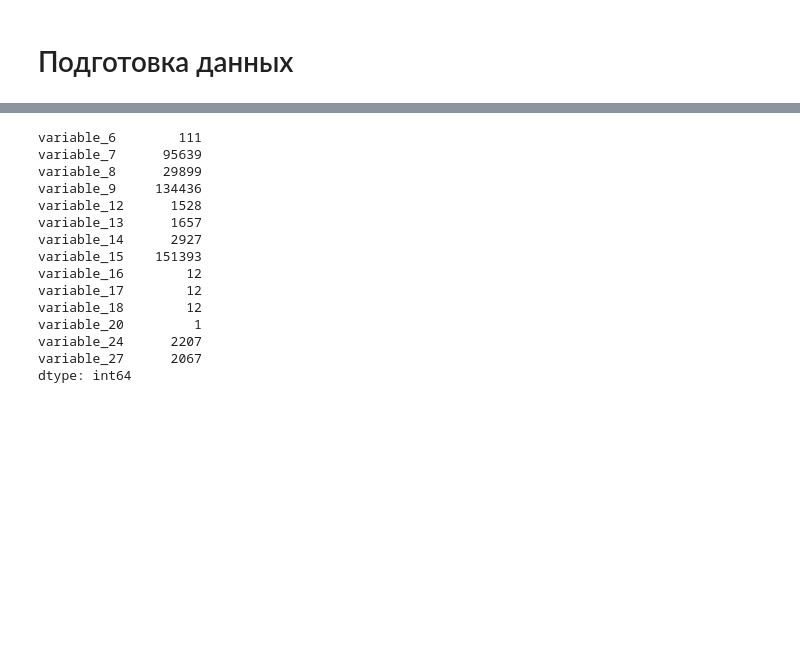
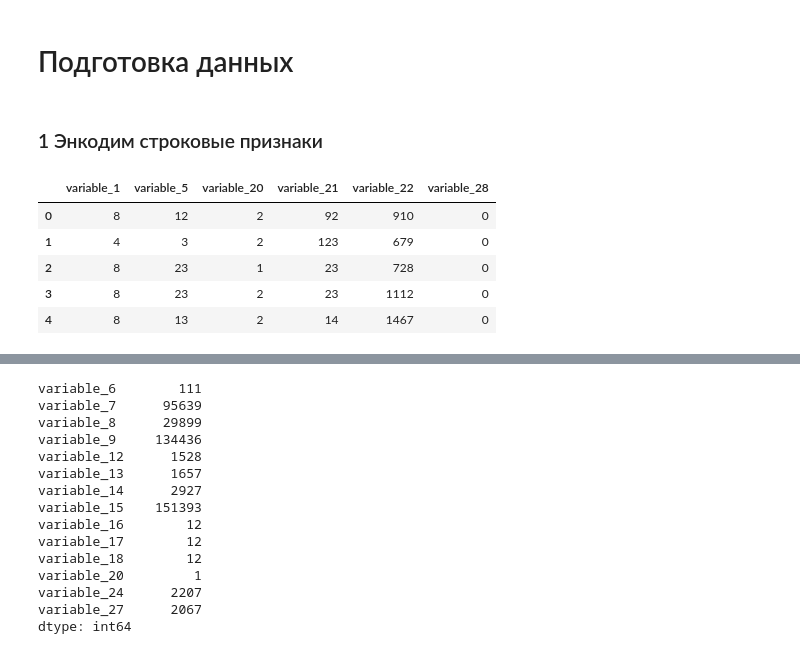
Before and after one commit to bobrotopor/AI, a Jupyter notebook: classification/classification.ipynb, the cells around one changed output, grey strips where cells are left out. Saved outputs shown, nothing was run; the diff lists cells and outputs as text; code cells hidden in the pictures; blank space fills up the shorter version.

```diff
--- a/classification/classification.ipynb
+++ b/classification/classification.ipynb
@@ -83 +86,23 @@ TEST_DATA_NUM = 22624
+# %% [markdown]
+### 1 Энкодим строковые признаки
+# %%
+from sklearn import preprocessing
+
+label_encoder = preprocessing.LabelEncoder()
+
+need_encoding_cols = refacted_df.select_dtypes(include='object').columns
+
+for col_name in need_encoding_cols:
+    # закидываем множество значений признака для операции энкодинга
+    label_encoder.fit(refacted_df[col_name].unique())
+    refacted_df[col_name] = label_encoder.transform(refacted_df[col_name])
+
+refacted_df[need_encoding_cols].head()
+# %% [output]
+|  | variable_1 | variable_5 | variable_20 | variable_21 | variable_22 | variable_28 |
+| 0 | 8 | 12 | 2 | 92 | 910 | 0 |
+| 1 | 4 | 3 | 2 | 123 | 679 | 0 |
+| 2 | 8 | 23 | 1 | 23 | 728 | 0 |
+| 3 | 8 | 23 | 2 | 23 | 1112 | 0 |
+| 4 | 8 | 13 | 2 | 14 | 1467 | 0 |
 # %% [markdown]
```
Also changed, not shown: parts of 33 cells of this notebook, 2 other files.
